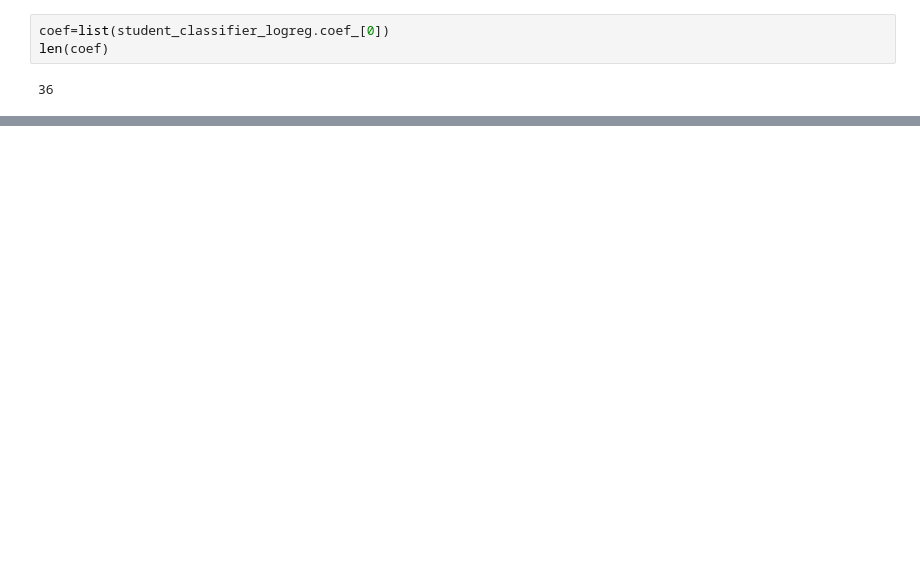
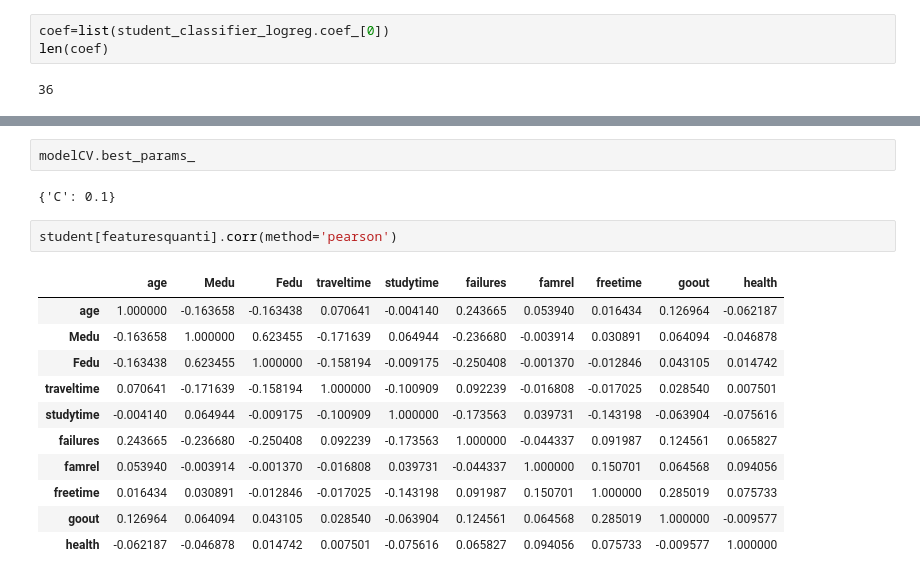
Before and after one commit to wil0u/python-formation-3, a Jupyter notebook: notebooks/Tuto_CoursMLPython_ClassificationAlcool.ipynb, the cells around one changed output, grey strips where cells are left out. Saved outputs shown, nothing was run; the diff lists cells and outputs as text; blank space fills up the shorter version.

Commit message:
corrTP072020

```diff
--- a/notebooks/Tuto_CoursMLPython_ClassificationAlcool.ipynb
+++ b/notebooks/Tuto_CoursMLPython_ClassificationAlcool.ipynb
@@ -547,0 +583,18 @@ plt.show()
+# %%
+modelCV.best_params_
+# %% [output]
+{'C': 0.1}
+# %%
+student[featuresquanti].corr(method='pearson')
+# %% [output]
+|  | age | Medu | Fedu | traveltime | studytime | failures | famrel | freetime | goout | health |
+| age | 1.000000 | -0.163658 | -0.163438 | 0.070641 | -0.004140 | 0.243665 | 0.053940 | 0.016434 | 0.126964 | -0.062187 |
+| Medu | -0.163658 | 1.000000 | 0.623455 | -0.171639 | 0.064944 | -0.236680 | -0.003914 | 0.030891 | 0.064094 | -0.046878 |
+| Fedu | -0.163438 | 0.623455 | 1.000000 | -0.158194 | -0.009175 | -0.250408 | -0.001370 | -0.012846 | 0.043105 | 0.014742 |
+| traveltime | 0.070641 | -0.171639 | -0.158194 | 1.000000 | -0.100909 | 0.092239 | -0.016808 | -0.017025 | 0.028540 | 0.007501 |
+| studytime | -0.004140 | 0.064944 | -0.009175 | -0.100909 | 1.000000 | -0.173563 | 0.039731 | -0.143198 | -0.063904 | -0.075616 |
+| failures | 0.243665 | -0.236680 | -0.250408 | 0.092239 | -0.173563 | 1.000000 | -0.044337 | 0.091987 | 0.124561 | 0.065827 |
+| famrel | 0.053940 | -0.003914 | -0.001370 | -0.016808 | 0.039731 | -0.044337 | 1.000000 | 0.150701 | 0.064568 | 0.094056 |
+| freetime | 0.016434 | 0.030891 | -0.012846 | -0.017025 | -0.143198 | 0.091987 | 0.150701 | 1.000000 | 0.285019 | 0.075733 |
+| goout | 0.126964 | 0.064094 | 0.043105 | 0.028540 | -0.063904 | 0.124561 | 0.064568 | 0.285019 | 1.000000 | -0.009577 |
+| health | -0.062187 | -0.046878 | 0.014742 | 0.007501 | -0.075616 | 0.065827 | 0.094056 | 0.075733 | -0.009577 | 1.000000 |
```
Also changed, not shown: parts of 33 cells of this notebook, 2 other files.
